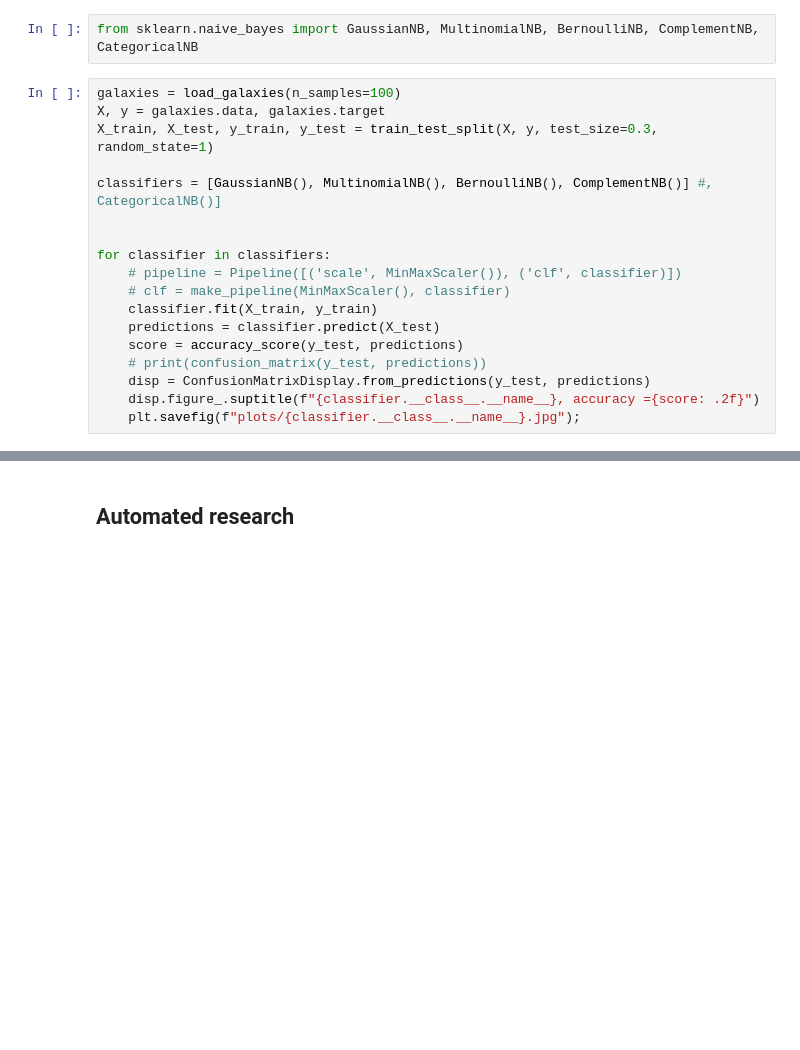
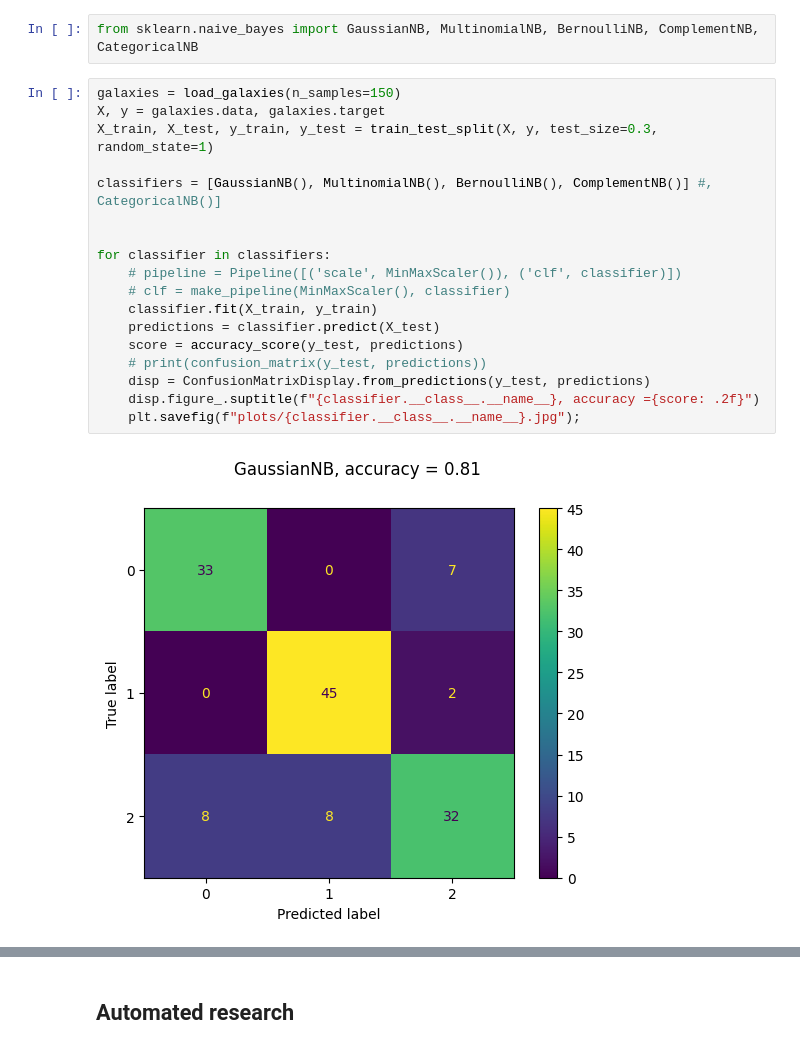
Before and after one commit to lukbrb/academic-physics, a Jupyter notebook: galaxy-classification/notebooks/01-Classifiers.ipynb, the cells around one changed output, grey strips where cells are left out. Saved outputs shown, nothing was run; the diff lists cells and outputs as text; blank space fills up the shorter version.

```diff
--- a/galaxy-classification/notebooks/01-Classifiers.ipynb
+++ b/galaxy-classification/notebooks/01-Classifiers.ipynb
@@ -457,20 +493,22 @@ En utilisant les méthodes naïves bayésiennes, nous pouvons donc construire de
 # %%
 from sklearn.naive_bayes import GaussianNB, MultinomialNB, BernoulliNB, ComplementNB, CategoricalNB
 # %%
-galaxies = load_galaxies(n_samples=100)
+galaxies = load_galaxies(n_samples=150)
 X, y = galaxies.data, galaxies.target
 X_train, X_test, y_train, y_test = train_test_split(X, y, test_size=0.3, random_state=1)
 
 classifiers = [GaussianNB(), MultinomialNB(), BernoulliNB(), ComplementNB()] #, CategoricalNB()]
 
 
 for classifier in classifiers:
     # pipeline = Pipeline([('scale', MinMaxScaler()), ('clf', classifier)])
     # clf = make_pipeline(MinMaxScaler(), classifier)
     classifier.fit(X_train, y_train)
     predictions = classifier.predict(X_test)
     score = accuracy_score(y_test, predictions)
     # print(confusion_matrix(y_test, predictions))
     disp = ConfusionMatrixDisplay.from_predictions(y_test, predictions)
     disp.figure_.suptitle(f"{classifier.__class__.__name__}, accuracy ={score: .2f}")
     plt.savefig(f"plots/{classifier.__class__.__name__}.jpg");
+# %% [output]
+[figure, added]
```
Also changed, not shown: parts of 11 cells of this notebook.
